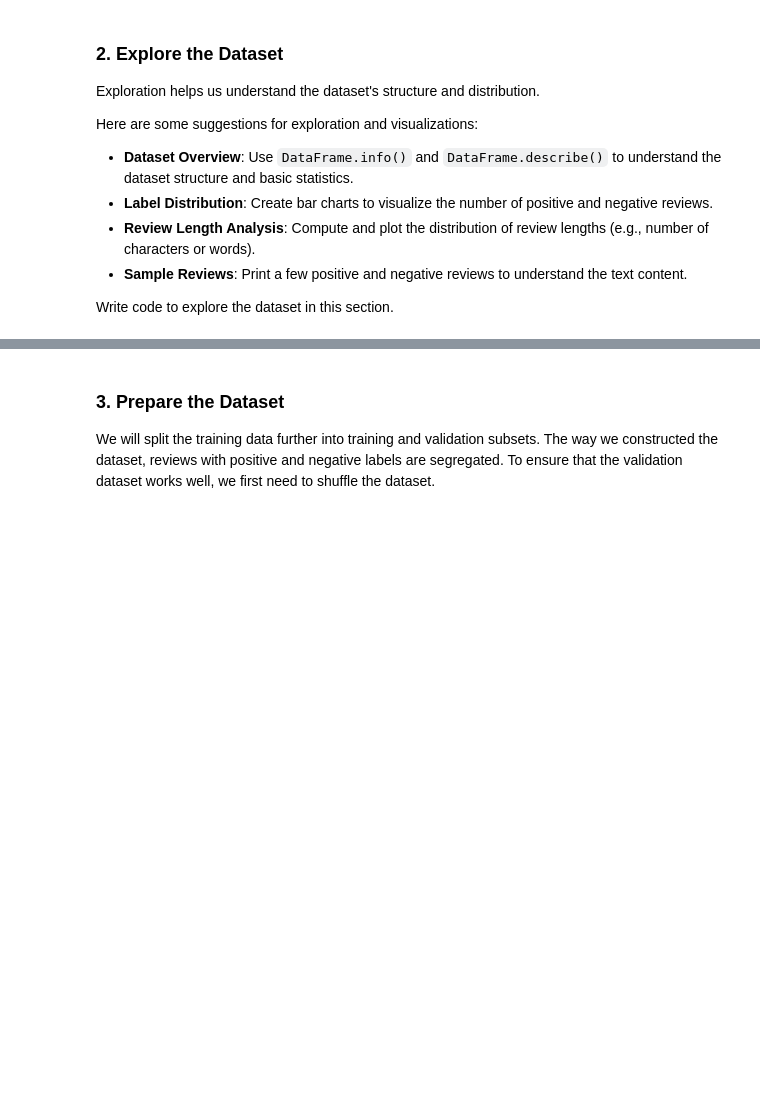
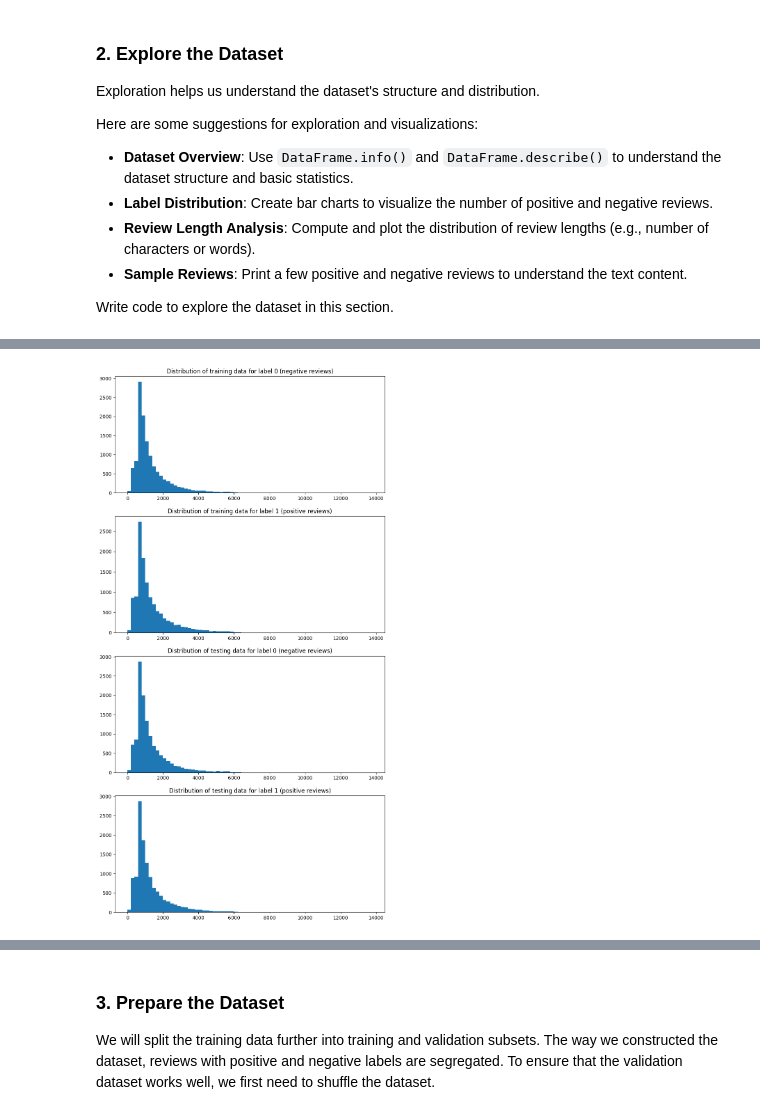
Before and after one commit to dimaga/AIPython-SentimentScope, a Jupyter notebook: SentimentScope_starter.ipynb, the cells around one changed output, grey strips where cells are left out. Drawn from its saved outputs; the diff is of its cells as text; code cells hidden in the pictures; blank space fills up the shorter version.

```diff
--- a/SentimentScope_starter.ipynb
+++ b/SentimentScope_starter.ipynb
@@ -188,0 +288,27 @@ Write code to explore the dataset in this section.
+# %%
+def plot_string_len_distribution(df : pd.DataFrame, label : int, ax : plt.Axes):
+    review_lengths = df[df["label"]==label].apply(lambda x : len(x["review"]), axis=1).copy()
+    plt.hist(review_lengths, bins=[x for x in range(0, 14000, 200)]);
+
+_, axes = plt.subplots(4, 1, figsize=(10, 20))
+plt.subplots_adjust(hspace=0.2)
+
+plt.subplot(4, 1, 1)
+plt.title("Distribution of training data for label 0 (negative reviews)")
+plot_string_len_distribution(train_df, label=0, ax=axes[0])
+
+plt.subplot(4, 1, 2)
+plt.title("Distribution of training data for label 1 (positive reviews)")
+plot_string_len_distribution(train_df, label=1, ax=axes[1])
+
+plt.subplot(4, 1, 3)
+plt.title("Distribution of testing data for label 0 (negative reviews)")
+plot_string_len_distribution(test_df, label=0, ax=axes[2])
+
+plt.subplot(4, 1, 4)
+plt.title("Distribution of testing data for label 1 (positive reviews)")
+plot_string_len_distribution(test_df, label=1, ax=axes[3])
+
+plt.show()
+# %% [output]
+[figure, added]
```
Also changed, not shown: parts of 9 cells of this notebook.
